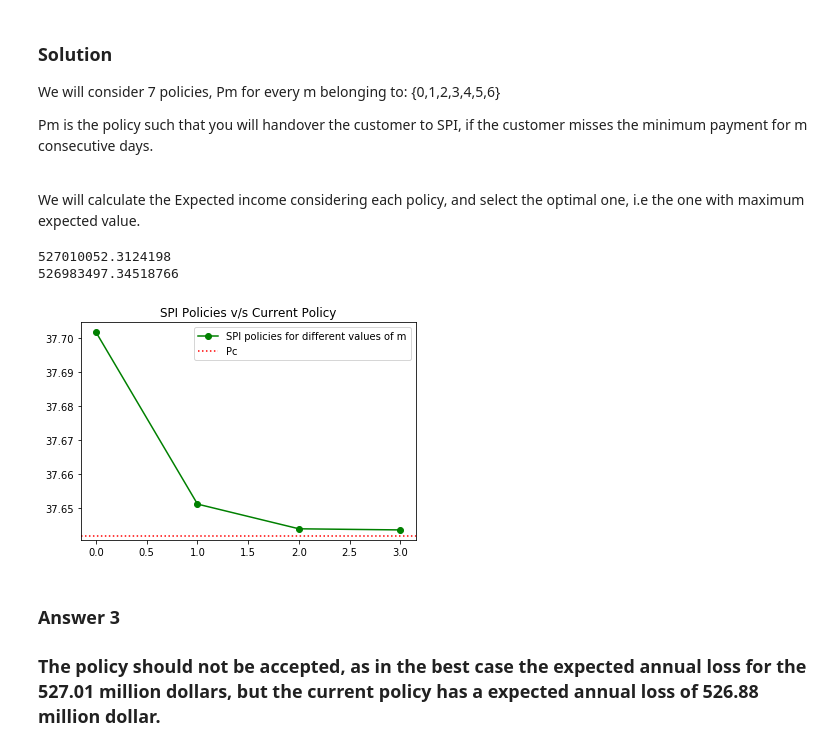
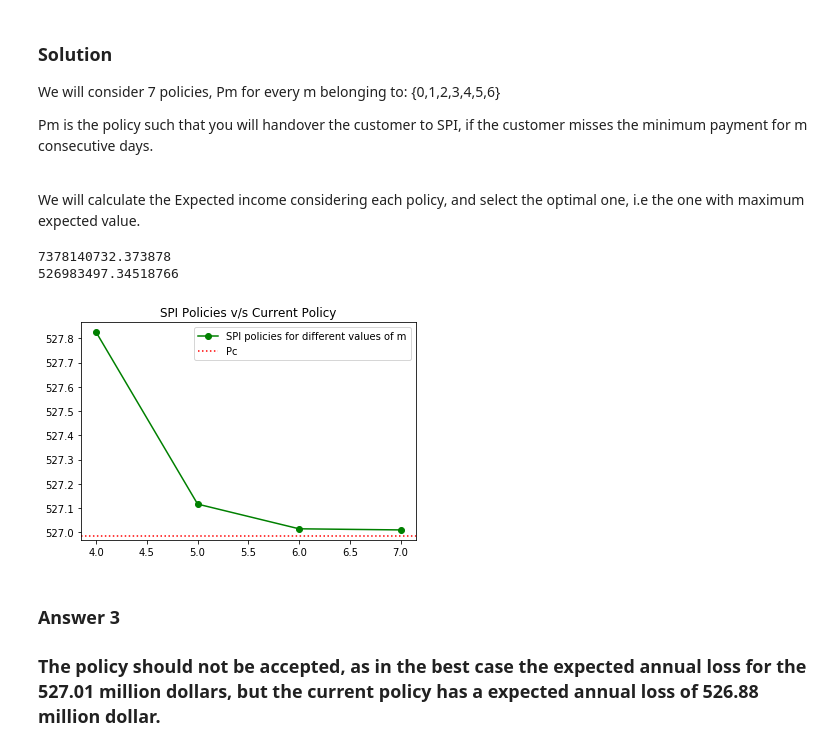
Before and after one commit to prerit1998jain/VisaRupay-Credit-Card-Company-An-application-of-DTMC-, a Jupyter notebook: VisaRuPay Credit Card Company.ipynb, the cells around one changed output. Cells and saved outputs as stored; diff of their text form; code cells hidden in the pictures.

```diff
--- a/VisaRuPay Credit Card Company.ipynb
+++ b/VisaRuPay Credit Card Company.ipynb
@@ -143,38 +146,38 @@ We will calculate the Expected income considering each policy, and select the op
 n_cust = 14000000
 
 # Evaluating policies
 # m: policy parameter (i.e the handover condition)
 # stat_dist: stationary distribution of states
 # fixed_cost = fixed cost to be paid to SPI
 # prop = proportion of each outstanding balance SPI pays.
 # p = list of probabilities that the customer in state i
 #     fails to pay the minimum balance
 # q = list of probabilities that customer goes bankrupt at ith state.
 
 def ann_loss_Pm(stat_dist, m, fixed_cost, prop, p, q, b):
     annual_loss = 0
     for i in range(m):
         annual_loss += stat_dist[0][i]*q[i]*b[i]
     annual_loss += (1-prop)*b[m-1]*stat_dist[0][m]
     return((annual_loss + fixed_cost/n_cust))
 
 
 annual_losses_Pm = []
 for i in range(2,7):
-    k = ann_loss_Pm(stat_dist, i, 50000, 0.75, p, q,b)
+    k = ann_loss_Pm(stat_dist, i, 50000, 0.75, p, q,b)*14
     annual_losses_Pm.append(k)
 print(min(annual_losses_Pm)*n_cust)
 
-plt.plot(annual_losses_Pm[1:], color = 'green', marker = 'o')
+plt.plot([4,5,6,7],annual_losses_Pm[1:], color = 'green', marker = 'o')
 print(annual_loss_Pc(stat_dist, q,b,p,7)*n_cust)
-plt.axhline(y = annual_loss_Pc(stat_dist, q,b,p,7), linestyle='dotted',color = 'red')
+plt.axhline(y = annual_loss_Pc(stat_dist, q,b,p,7)*14, linestyle='dotted',color = 'red')
 plt.legend(['SPI policies for different values of m','Pc'])
 plt.title("SPI Policies v/s Current Policy")
 plt.show()
 # %% [output]
-527010052.3124198
+7378140732.373878
 526983497.34518766
-[figure, old version]
+[figure, new version]
 # %% [markdown]
 ### Answer 3
 
```
Also changed, not shown: parts of 3 cells of this notebook.
